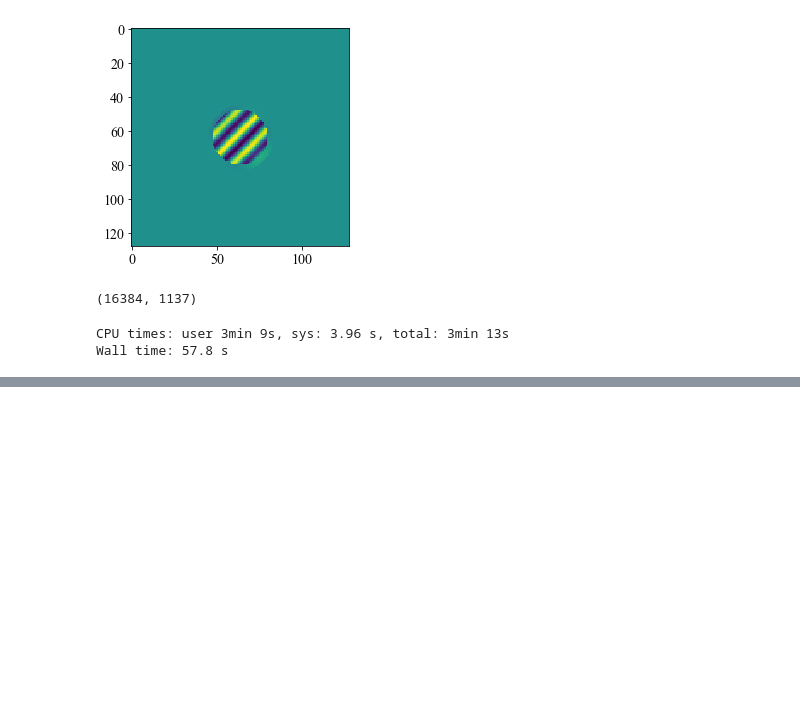
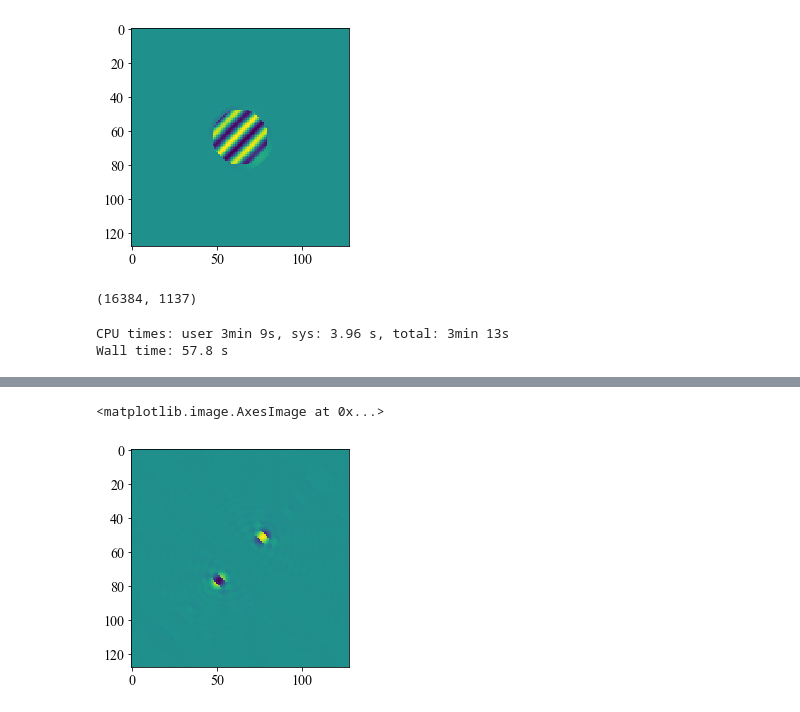
Before and after one commit to benjaminpope/anoroc, a Jupyter notebook: notebooks/toy_model.ipynb, the cells around one changed output, grey strips where cells are left out. Cells and saved outputs as stored; diff of their text form; code cells hidden in the pictures; blank space fills up the shorter version.

```diff
--- a/notebooks/toy_model.ipynb
+++ b/notebooks/toy_model.ipynb
@@ -314,0 +353,5 @@ plt.plot(s)
+# %%
+plt.imshow(u[:,0].reshape(128,128))
+# %% [output]
+<matplotlib.image.AxesImage at 0x...>
+[figure, added]
```
Also changed, not shown: parts of 7 cells of this notebook.
